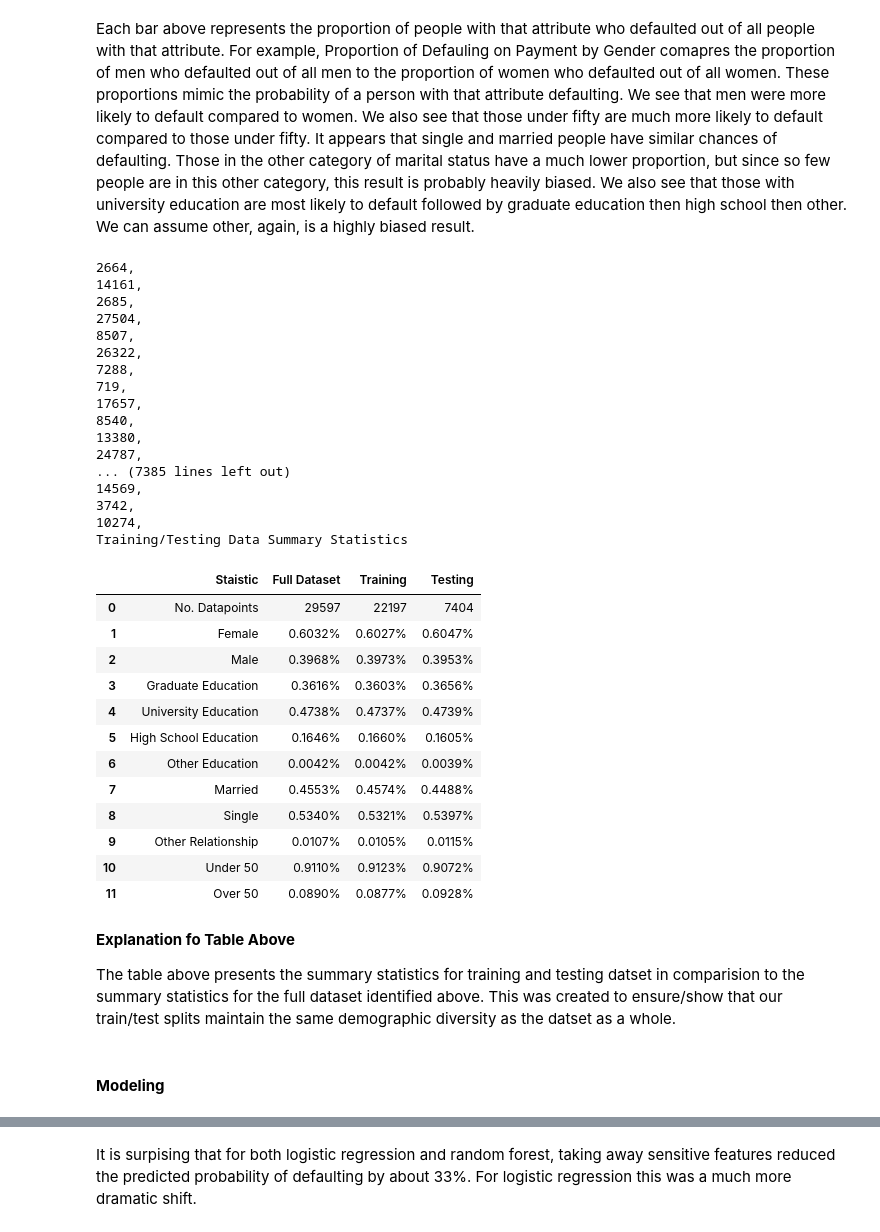
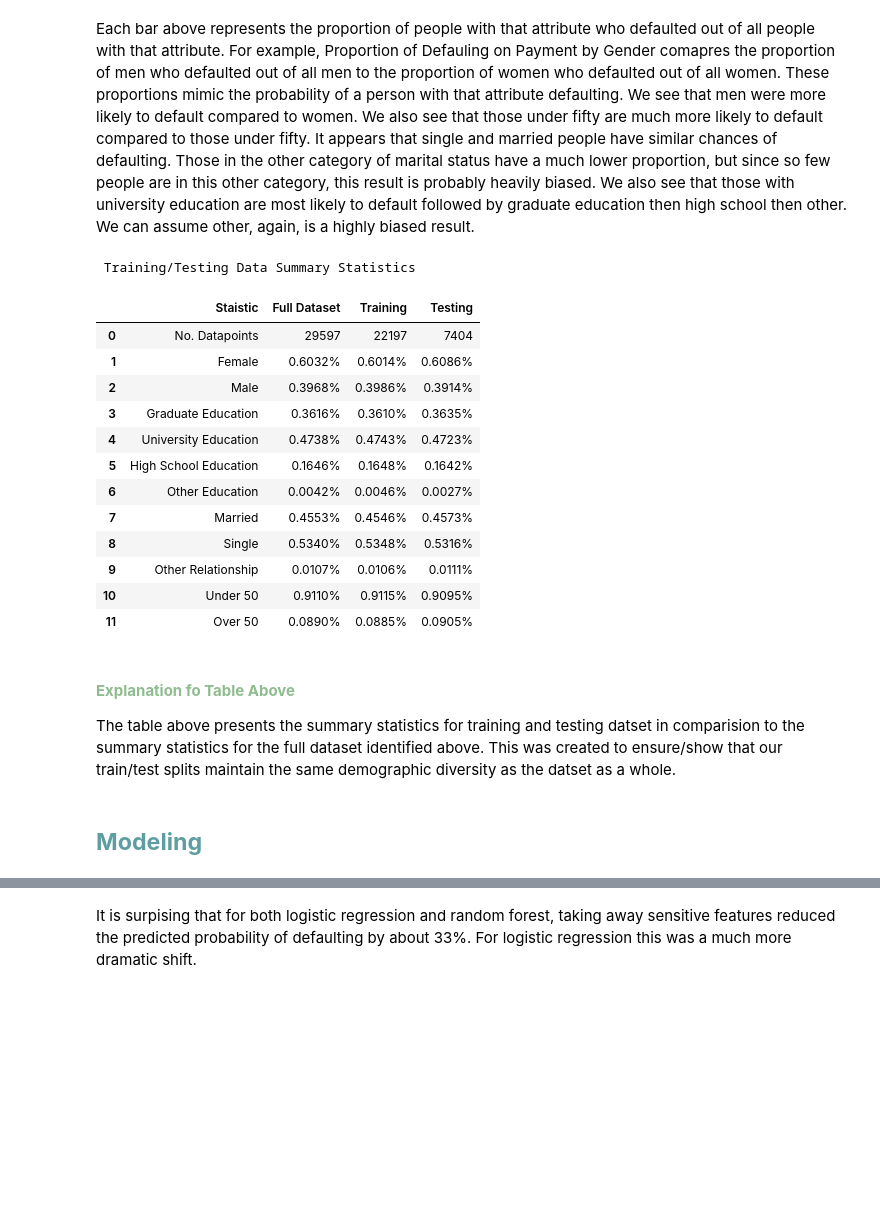
Before and after one commit to dylancvb/credit_risk_prediction, a Jupyter notebook: phase5.ipynb, the cells around one changed output, grey strips where cells are left out. Drawn from its saved outputs; the diff is of its cells as text; code cells hidden in the pictures; blank space fills up the shorter version.

```diff
--- a/phase5.ipynb
+++ b/phase5.ipynb
@@ -353,8 +354,8 @@ Y_hardcoded = Y.iloc[test_indices]
 X = X.drop(test_indices)
 Y = Y.drop(test_indices)
 X_train, X_test, y_train, y_test = train_test_split(X, Y, test_size=0.25)
-for i in X_test.index:
-  print(str(i) + ",")
+# for i in X_test.index:
+#   print(str(i) + ",")
 
 # Including all features
 X_test = pd.concat([X_test,X_hardcoded], axis=0)
@@ -377,68 +378,52 @@ test_len= len(X_test)
 full_len = len(X)
 
 def get_percents(idx_tuple, total_len):
   percents = []
   for idx in idx_tuple:
     p = len(idx)/total_len
     percents.append('%.4f'%(p)+"%")
   return percents
 
 train_group_idx = get_group_idx(X_train)
 train_stats = [train_len] + get_percents(train_group_idx, train_len)
 
 test_group_idx = get_group_idx(X_test)
 test_stats = [test_len] + get_percents(test_group_idx, test_len)
 
 full_group_idx = get_group_idx(X)
 full_stats = [full_len] + get_percents(full_group_idx, len(X))
 
-print("Training/Testing Data Summary Statistics")
+print("\033[1m Training/Testing Data Summary Statistics \033[0;0m")
 summary_stats = {
     'Staistic': ['No. Datapoints', 'Female','Male', 'Graduate Education', "University Education", "High School Education", "Other Education", "Married", "Single", "Other Relationship", "Under 50", "Over 50"],
     'Full Dataset': full_stats,
     'Training': train_stats,
     'Testing': test_stats,
 }
 summary_stats_df = pd.DataFrame(data=summary_stats)
 
 display(summary_stats_df)
 # %% [output]
-2664,
-14161,
-2685,
-27504,
-8507,
-26322,
-7288,
-719,
-17657,
-8540,
-13380,
-24787,
-... (7385 lines left out)
-14569,
-3742,
-10274,
-Training/Testing Data Summary Statistics
+ Training/Testing Data Summary Statistics
 |  | Staistic | Full Dataset | Training | Testing |
 | 0 | No. Datapoints | 29597 | 22197 | 7404 |
-| 1 | Female | 0.6032% | 0.6027% | 0.6047% |
-| 2 | Male | 0.3968% | 0.3973% | 0.3953% |
-| 3 | Graduate Education | 0.3616% | 0.3603% | 0.3656% |
-| 4 | University Education | 0.4738% | 0.4737% | 0.4739% |
-| 5 | High School Education | 0.1646% | 0.1660% | 0.1605% |
-| 6 | Other Education | 0.0042% | 0.0042% | 0.0039% |
-| 7 | Married | 0.4553% | 0.4574% | 0.4488% |
-| 8 | Single | 0.5340% | 0.5321% | 0.5397% |
-| 9 | Other Relationship | 0.0107% | 0.0105% | 0.0115% |
-| 10 | Under 50 | 0.9110% | 0.9123% | 0.9072% |
-| 11 | Over 50 | 0.0890% | 0.0877% | 0.0928% |
+| 1 | Female | 0.6032% | 0.6014% | 0.6086% |
+| 2 | Male | 0.3968% | 0.3986% | 0.3914% |
+| 3 | Graduate Education | 0.3616% | 0.3610% | 0.3635% |
+| 4 | University Education | 0.4738% | 0.4743% | 0.4723% |
+| 5 | High School Education | 0.1646% | 0.1648% | 0.1642% |
+| 6 | Other Education | 0.0042% | 0.0046% | 0.0027% |
+| 7 | Married | 0.4553% | 0.4546% | 0.4573% |
+| 8 | Single | 0.5340% | 0.5348% | 0.5316% |
+| 9 | Other Relationship | 0.0107% | 0.0106% | 0.0111% |
+| 10 | Under 50 | 0.9110% | 0.9115% | 0.9095% |
+| 11 | Over 50 | 0.0890% | 0.0885% | 0.0905% |
 # %% [markdown]
-**Explanation fo Table Above**
+#### <span style="color: darkseagreen">**Explanation fo Table Above** </span>
 
 The table above presents the summary statistics for training and testing datset in comparision to the summary statistics for the full dataset identified above. This was created to ensure/show that our train/test splits maintain the same demographic diversity as the datset as a whole.
-# %% [markdown]
-#### **Modeling**
+# %% [markdown]
+## <span style="color: cadetblue">**Modeling**</span>
 # %%
 threshold = 0.4
 results_all = pd.DataFrame(X_test).copy()
```
Also changed, not shown: parts of 35 cells of this notebook, 1 other file.
